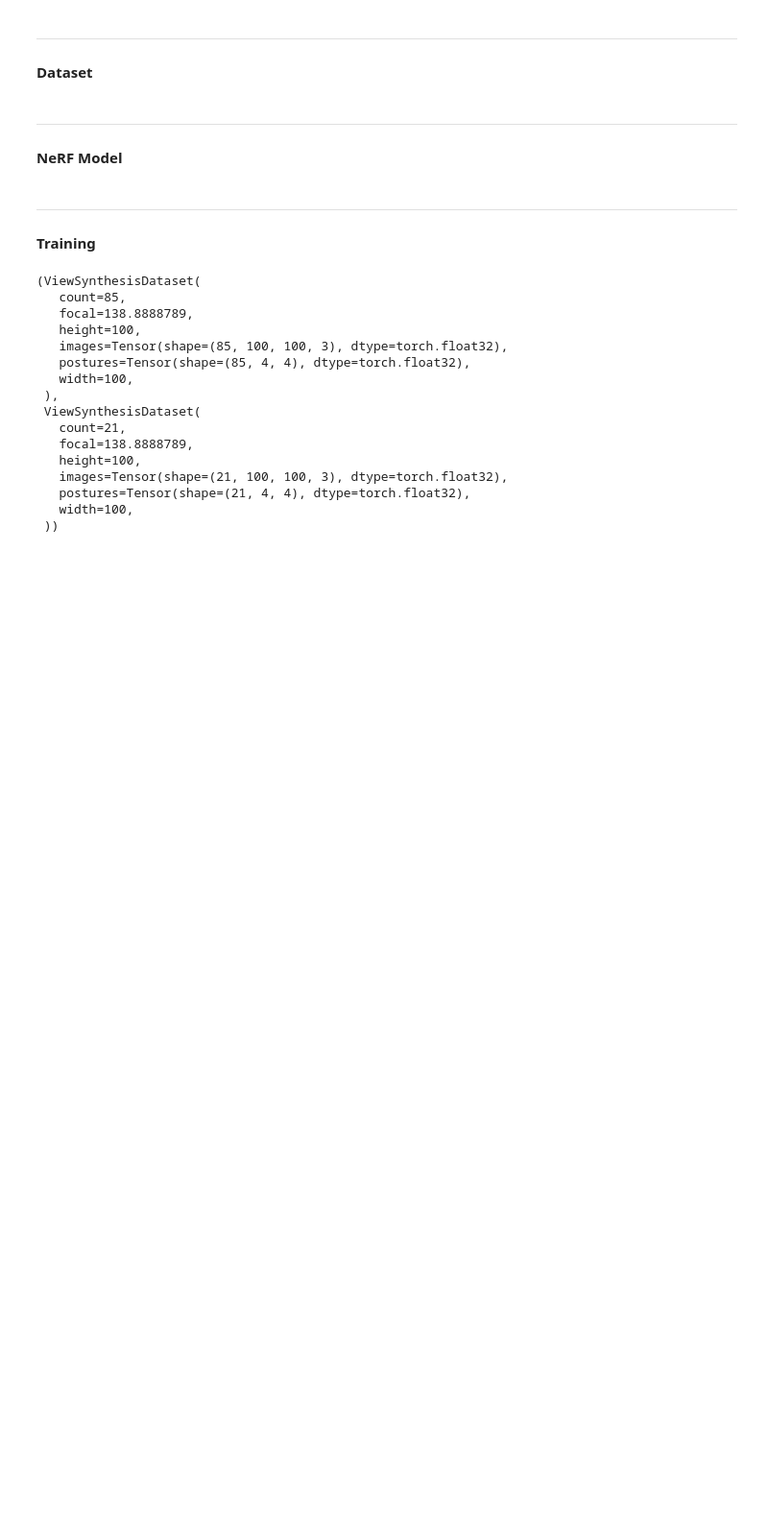
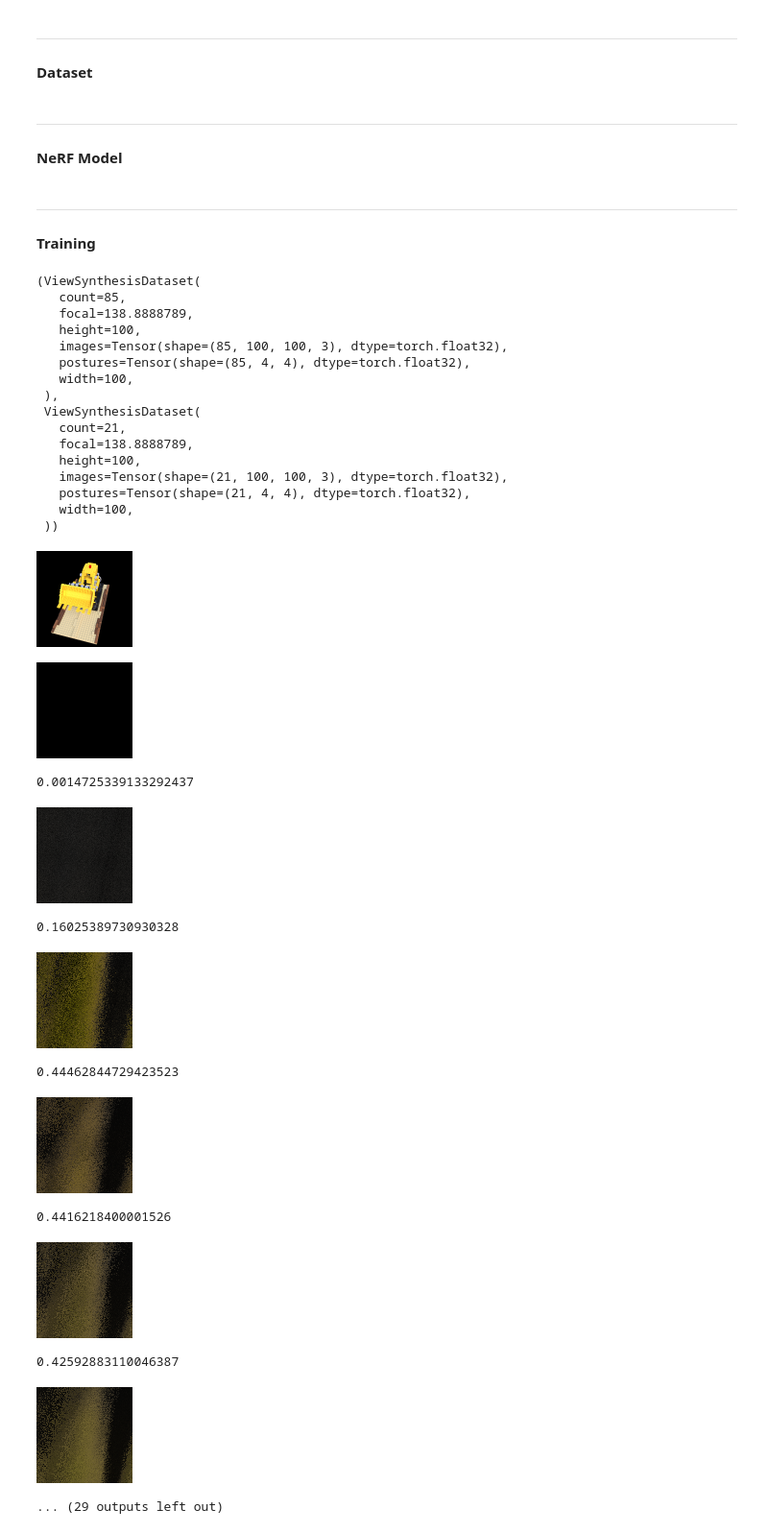
Before and after one commit to AsherJingkongChen/nerf, a Jupyter notebook: simple_nerf.ipynb, the cells around one changed output. Shown at 96% size. Drawn from its saved outputs; the diff is of its cells as text; code cells hidden in the pictures; blank space fills up the shorter version.

```diff
--- a/simple_nerf.ipynb
+++ b/simple_nerf.ipynb
@@ -920,9 +1003,23 @@ train_dataset, test_dataset
 # %%
 model = NeRF.fit(
     dataset=train_dataset,
     device="cpu",
     epochs=1000,
-    rays_per_batch=1000,
-    points_per_ray=50,
+    rays_per_batch=10000,
+    points_per_ray=4,
     seed=1,
 )
+# %% [output]
+[figure, added]
+[figure, added]
+0.0014725339133292437
+[figure, added]
+0.16025389730930328
+[figure, added]
+0.44462844729423523
+[figure, added]
+0.4416218400001526
+[figure, added]
+0.42592883110046387
+[figure, added]
+... (29 outputs left out)
```
Also changed, not shown: parts of 9 cells of this notebook.
